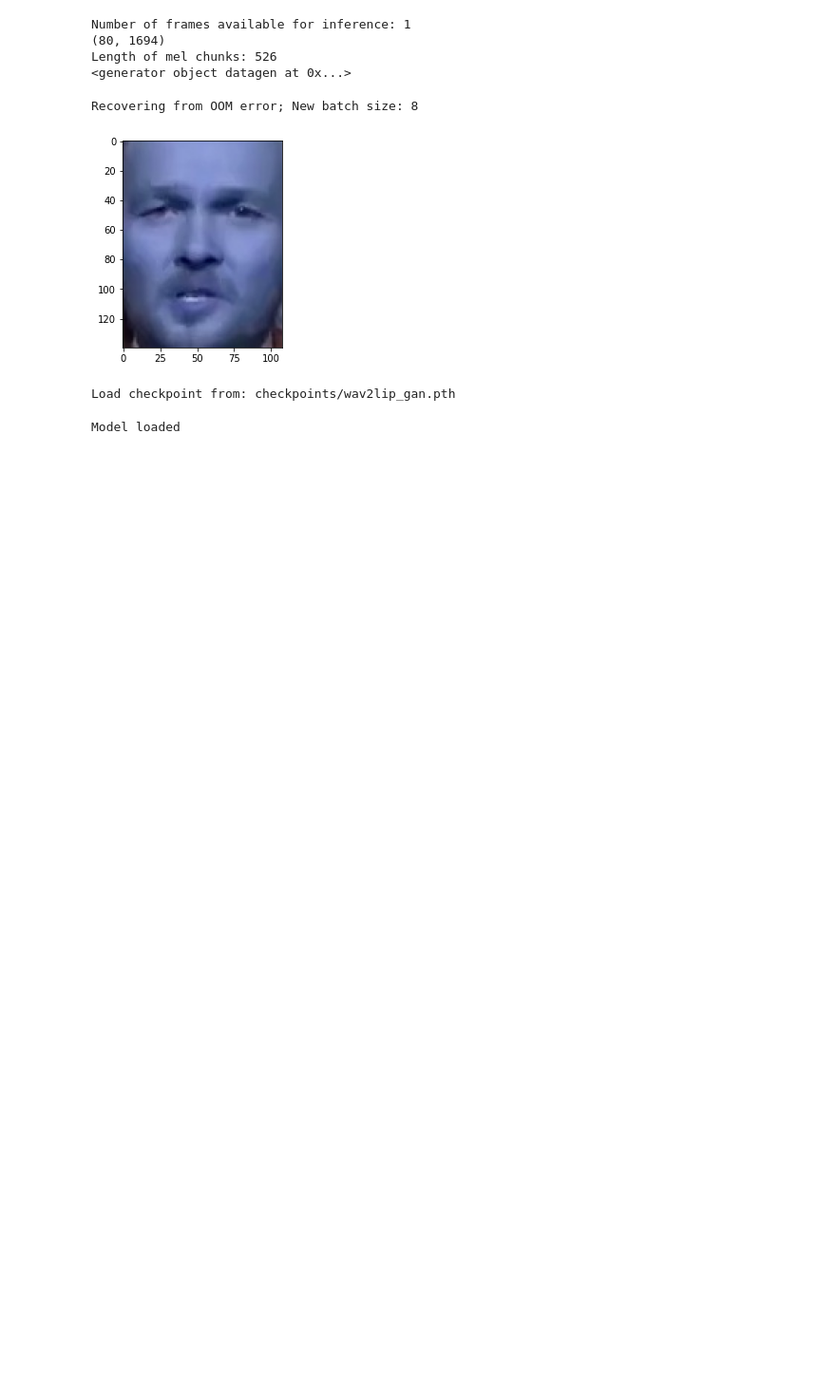
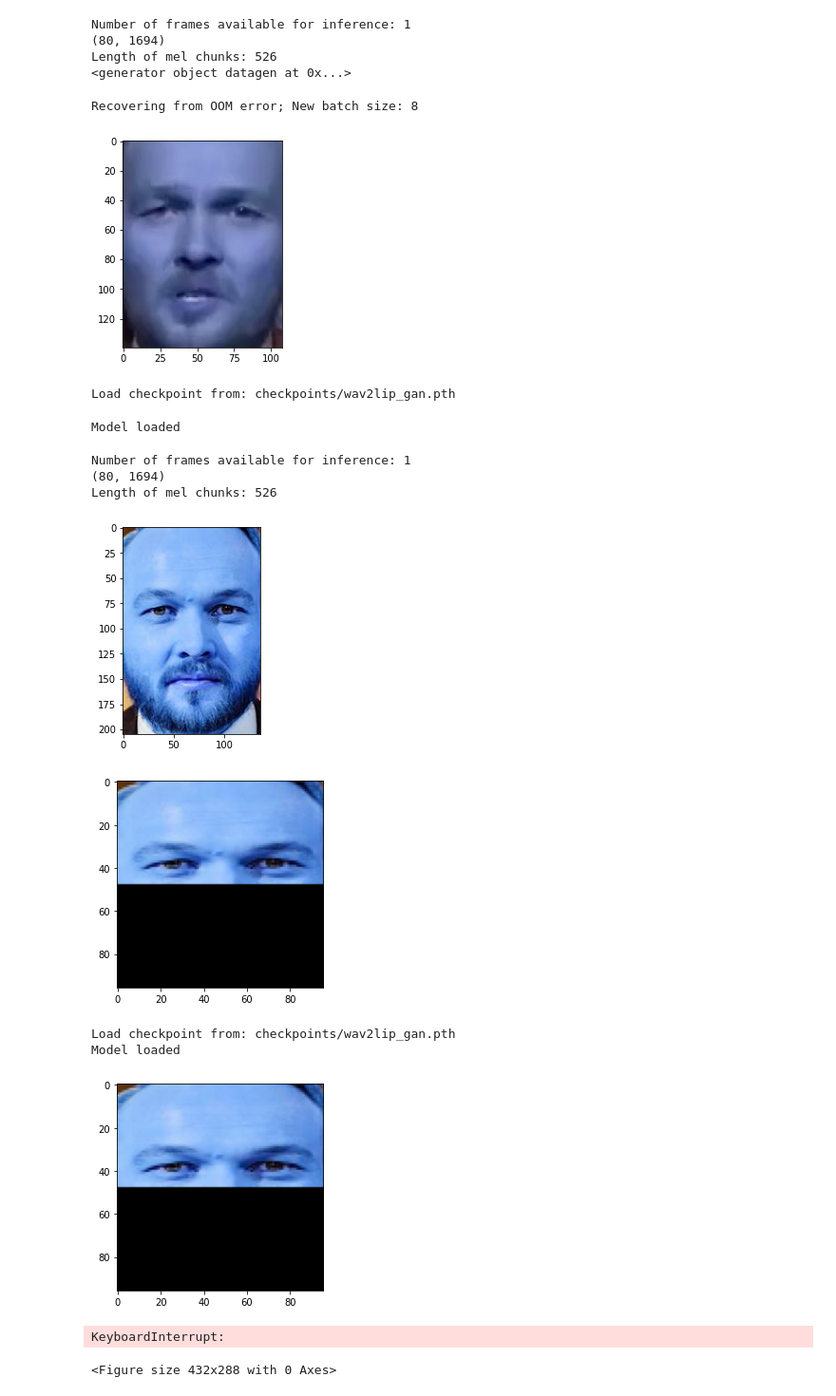
Before and after one commit to YoriVerbist/Wav2Lip, a Jupyter notebook: Test Face Detection.ipynb, the cells around one changed output. Shown: that part at 95% size. Saved outputs shown, nothing was run; the diff lists cells and outputs as text; code cells hidden in the pictures; blank space fills up the shorter version.

```diff
--- a/Test Face Detection.ipynb
+++ b/Test Face Detection.ipynb
@@ -266,3 +272,16 @@ Recovering from OOM error; New batch size: 8
 [figure]
 Load checkpoint from: checkpoints/wav2lip_gan.pth
 Model loaded
+# %%
+main('data/lubach2.jpeg', 'data/speech.wav')
+# %% [output]
+Number of frames available for inference: 1
+(80, 1694)
+Length of mel chunks: 526
+[figure, added]
+[figure, added]
+Load checkpoint from: checkpoints/wav2lip_gan.pth
+Model loaded
+[figure, added]
+KeyboardInterrupt:
+<Figure size 432x288 with 0 Axes>
```
Also changed, not shown: parts of 5 cells of this notebook, 3 other files.
